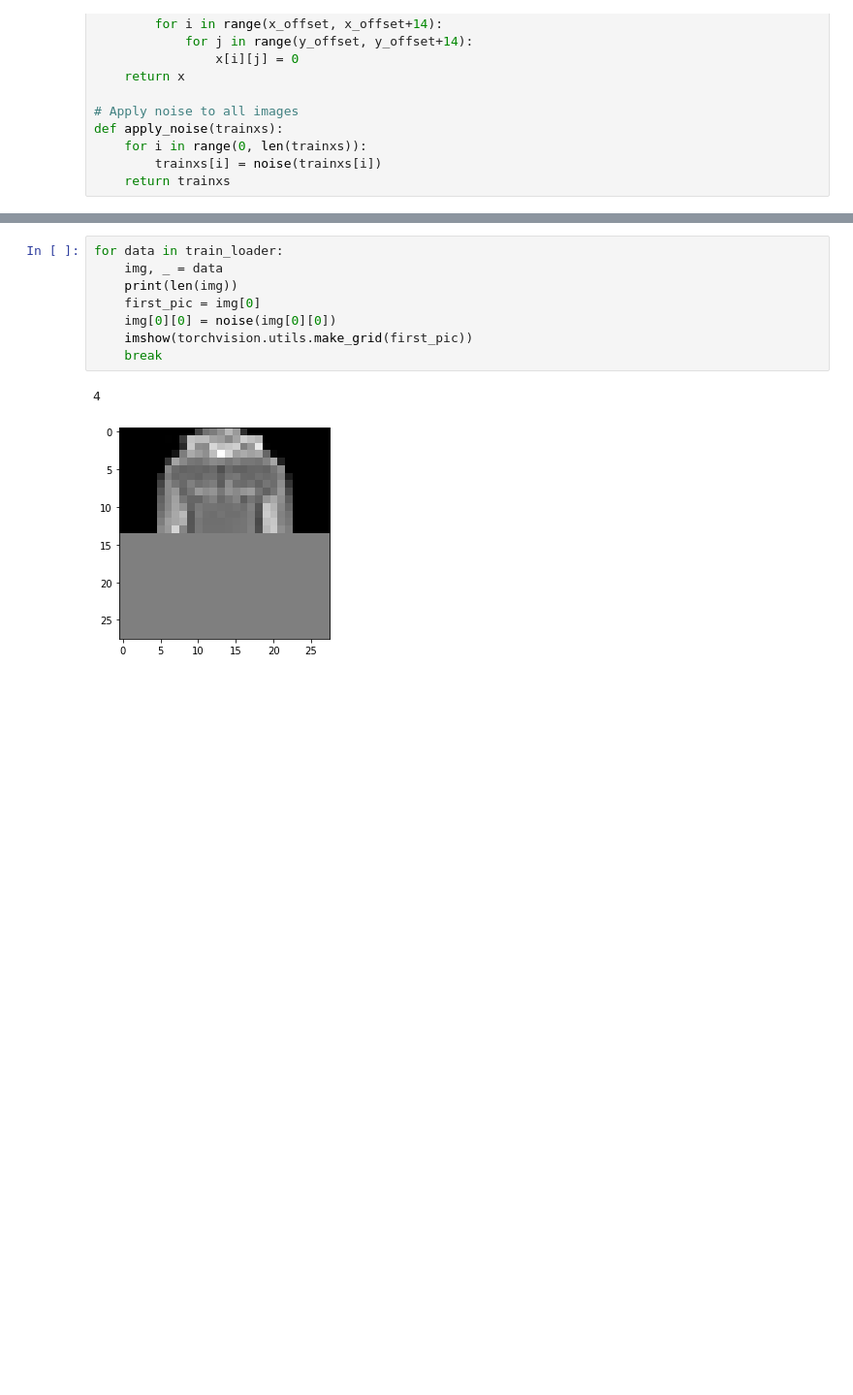
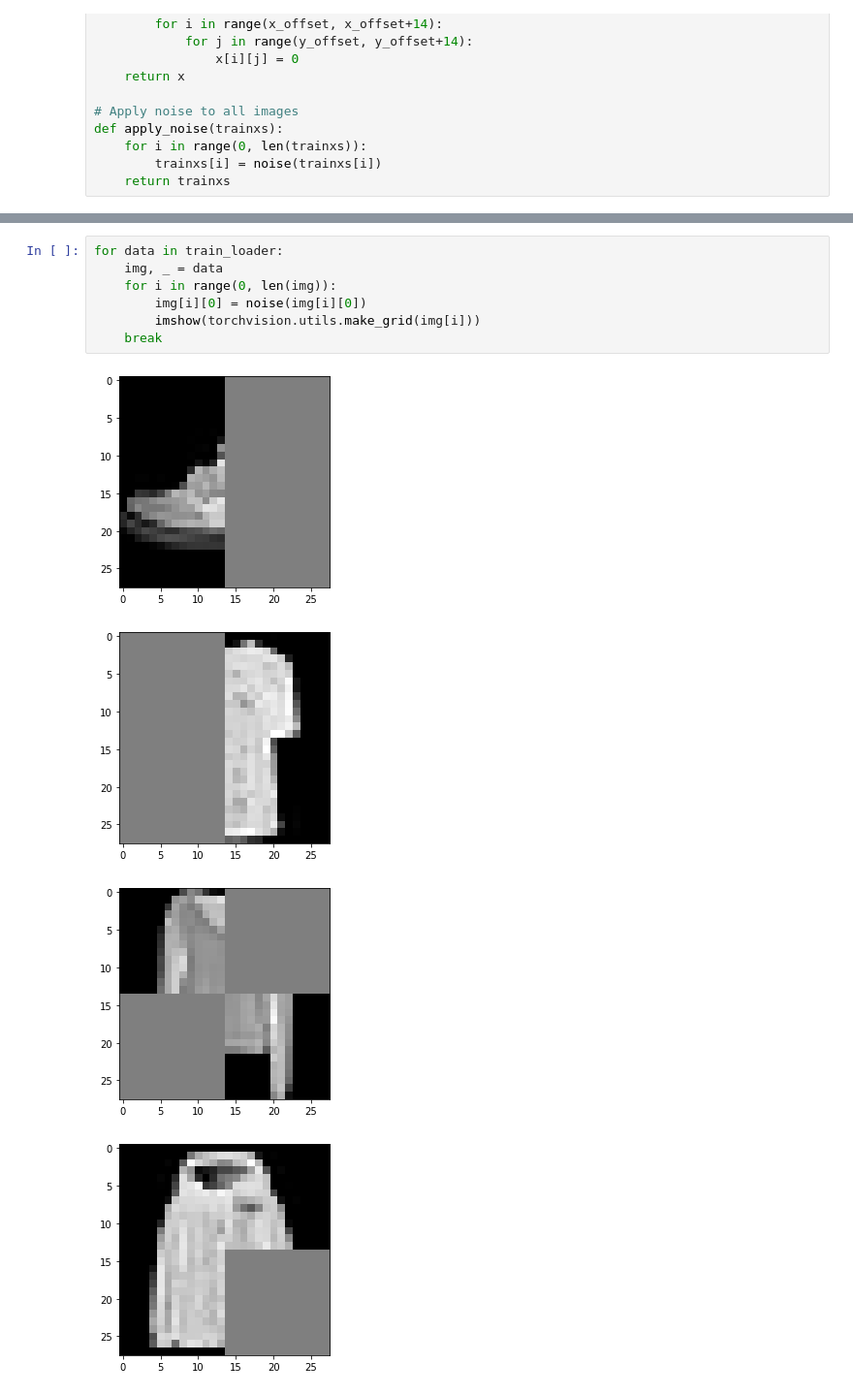
Before and after one commit to adamnpeace/deep-learning-cw2, a Jupyter notebook: 2-denoising-autoencoder/q2-elena.ipynb, the cells around one changed output, grey strips where cells are left out. Shown at 97% size. Cells and saved outputs as stored; diff of their text form; blank space fills up the shorter version.

```diff
--- a/2-denoising-autoencoder/q2-elena.ipynb
+++ b/2-denoising-autoencoder/q2-elena.ipynb
@@ -106,11 +94,12 @@ X:  14  Y:  14
 # %%
 for data in train_loader:
     img, _ = data
-    print(len(img))
-    first_pic = img[0]
-    img[0][0] = noise(img[0][0])
-    imshow(torchvision.utils.make_grid(first_pic))
+    for i in range(0, len(img)):
+        img[i][0] = noise(img[i][0])
+        imshow(torchvision.utils.make_grid(img[i]))
     break
 # %% [output]
-4
-[figure, old version]
+[figure, new version]
+[figure, added]
+[figure, added]
+[figure, added]
```
Also changed, not shown: parts of 8 cells of this notebook.
